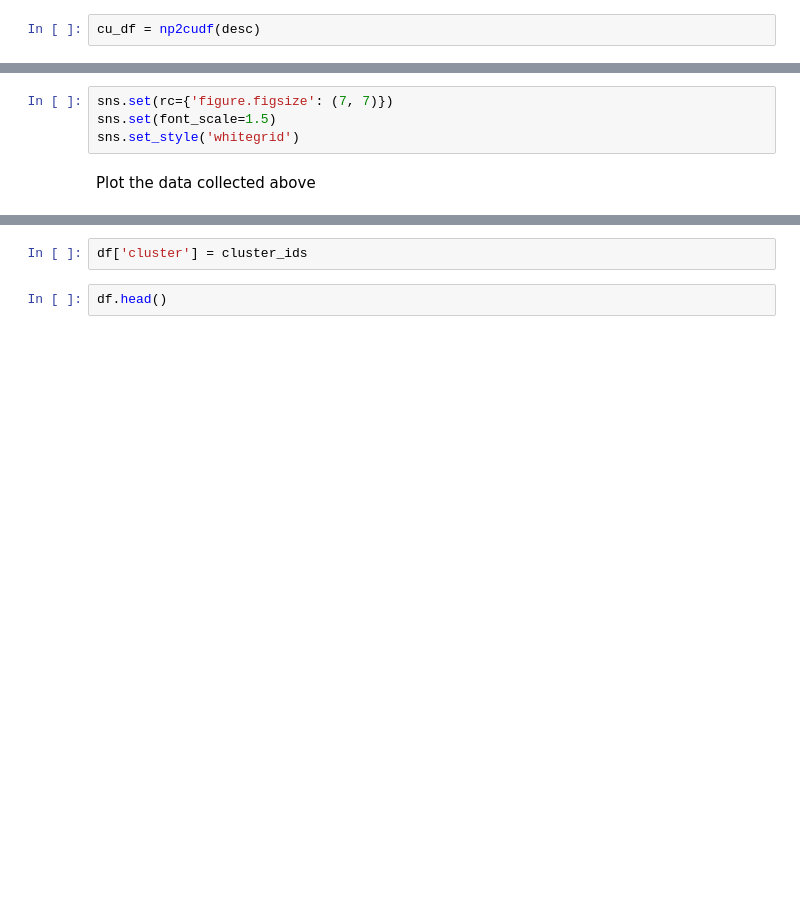
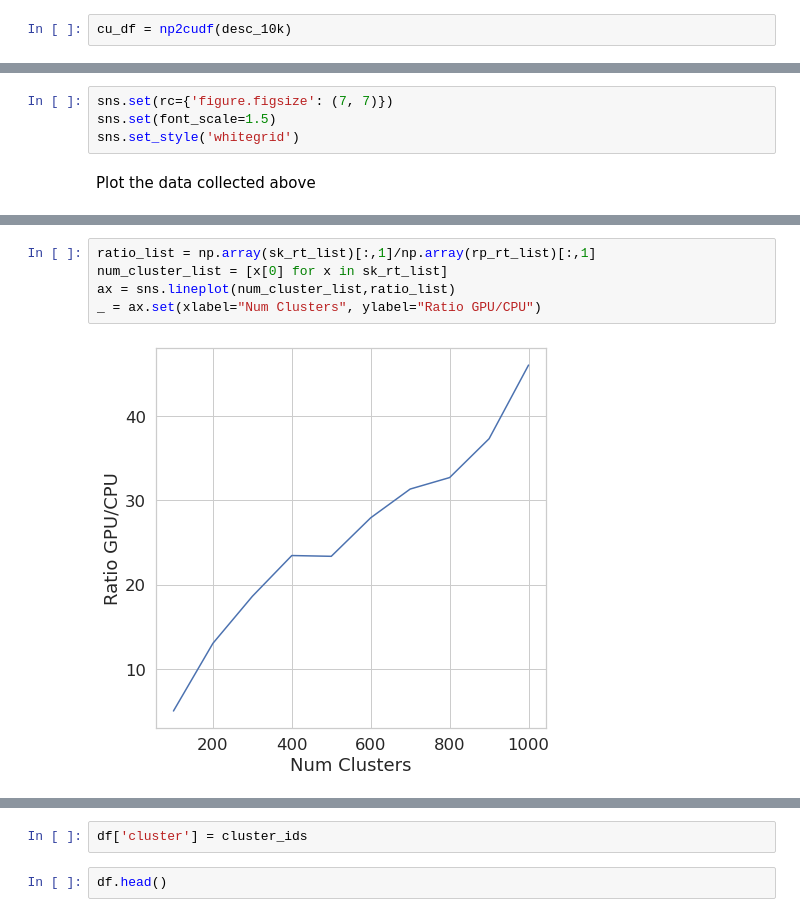
Before and after one commit to PatWalters/rapids_cheminformatics, a Jupyter notebook: rapids_kmeans.ipynb, the cells around one changed output, grey strips where cells are left out. Cells and saved outputs as stored; diff of their text form; blank space fills up the shorter version.

```diff
--- a/rapids_kmeans.ipynb
+++ b/rapids_kmeans.ipynb
@@ -92,5 +107,5 @@ desc = np.array(list(df.fp),dtype=np.float32)
 # %%
-cu_df = np2cudf(desc)
+cu_df = np2cudf(desc_10k)
 # %% [markdown]
 Check the amount of GPU memory being used
 # %%
@@ -134,0 +171,7 @@ Plot the data collected above
+# %%
+ratio_list = np.array(sk_rt_list)[:,1]/np.array(rp_rt_list)[:,1]
+num_cluster_list = [x[0] for x in sk_rt_list]
+ax = sns.lineplot(num_cluster_list,ratio_list)
+_ = ax.set(xlabel="Num Clusters", ylabel="Ratio GPU/CPU")
+# %% [output]
+[figure, added]
```
Also changed, not shown: parts of 27 cells of this notebook.
